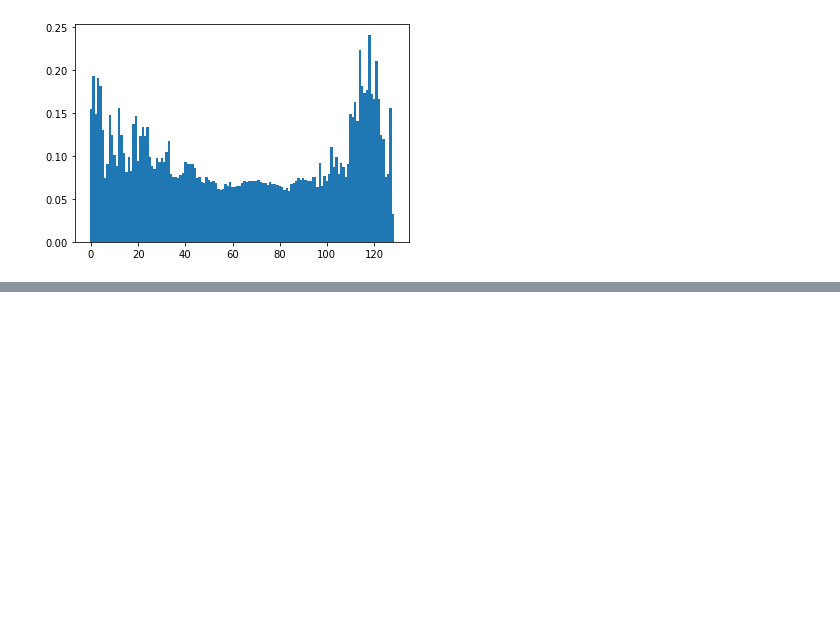
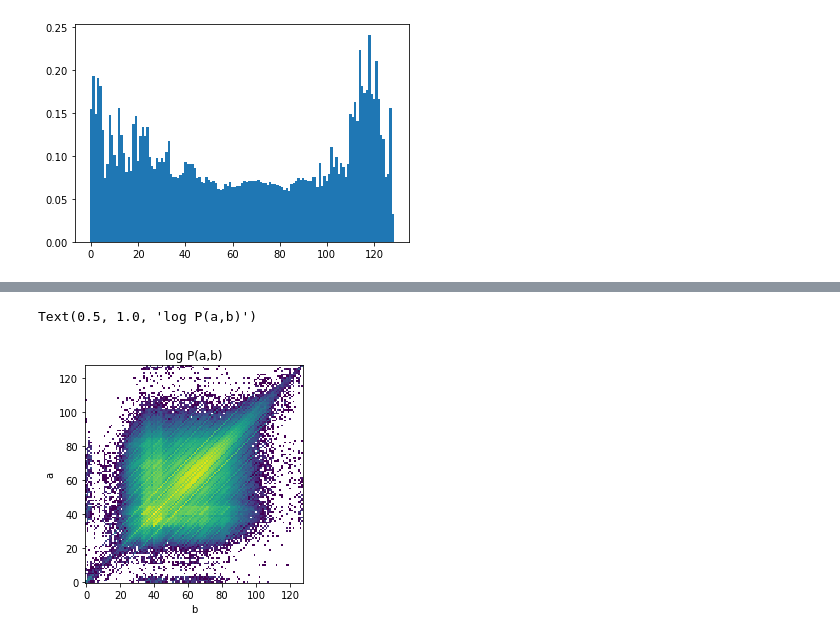
Before and after one commit to Intelligent-Instruments-Lab/iil-python-tools, a Jupyter notebook: notebook/midi.ipynb, the cells around one changed output, grey strips where cells are left out. Drawn from its saved outputs; the diff is of its cells as text; code cells hidden in the pictures; blank space fills up the shorter version.

```diff
--- a/notebook/midi.ipynb
+++ b/notebook/midi.ipynb
@@ -148,0 +169,10 @@ plt.bar(range(130), probs.max(1).values, width=1)
+# %%
+#ignoring start/stop tokens
+marg = counts[:128, :128].sum(-1) / counts[:128, :128].sum()
+plt.imshow(marg.log(), origin='lower', interpolation='nearest')
+plt.ylabel('a')
+plt.xlabel('b')
+plt.title('log P(a,b)')
+# %% [output]
+Text(0.5, 1.0, 'log P(a,b)')
+[figure, added]
```
Also changed, not shown: parts of 6 cells of this notebook.
